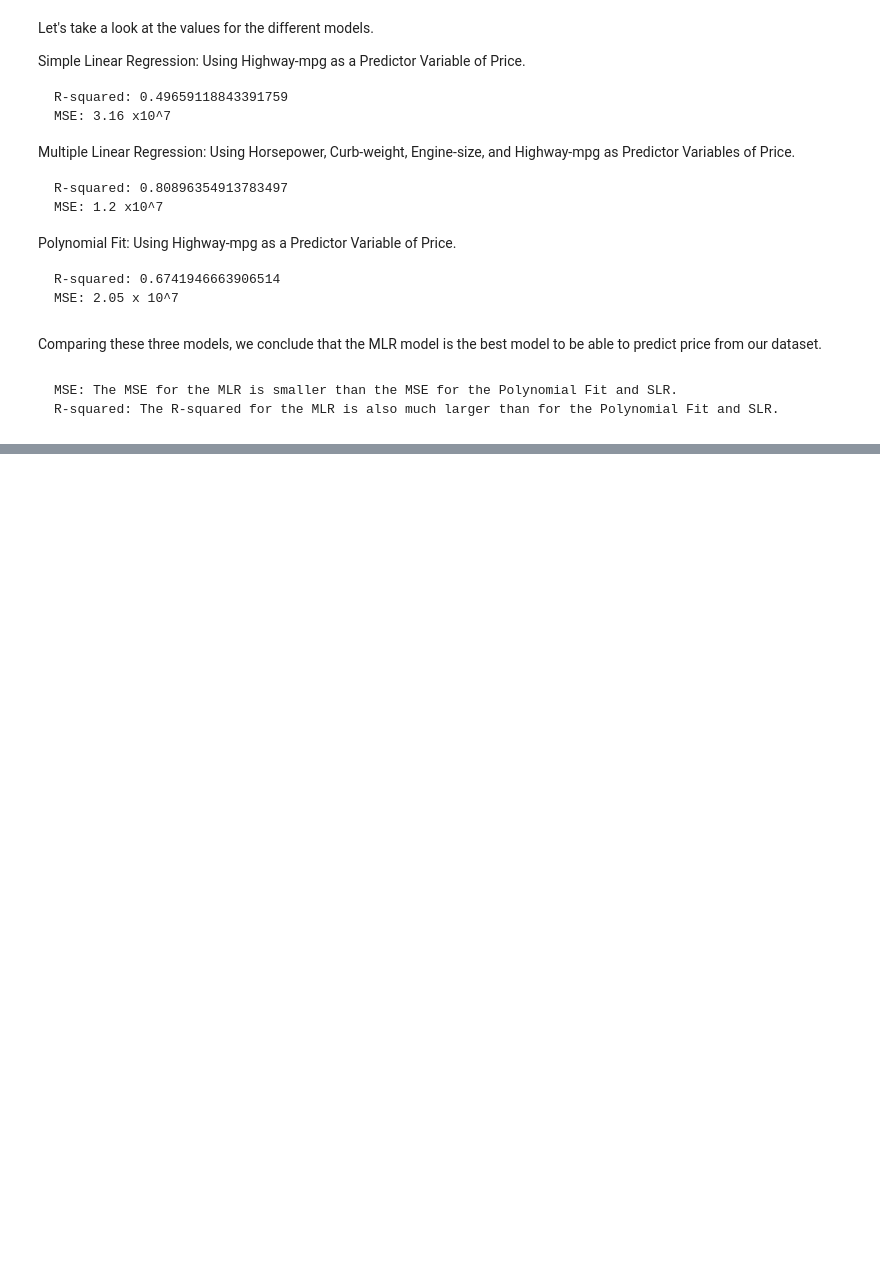
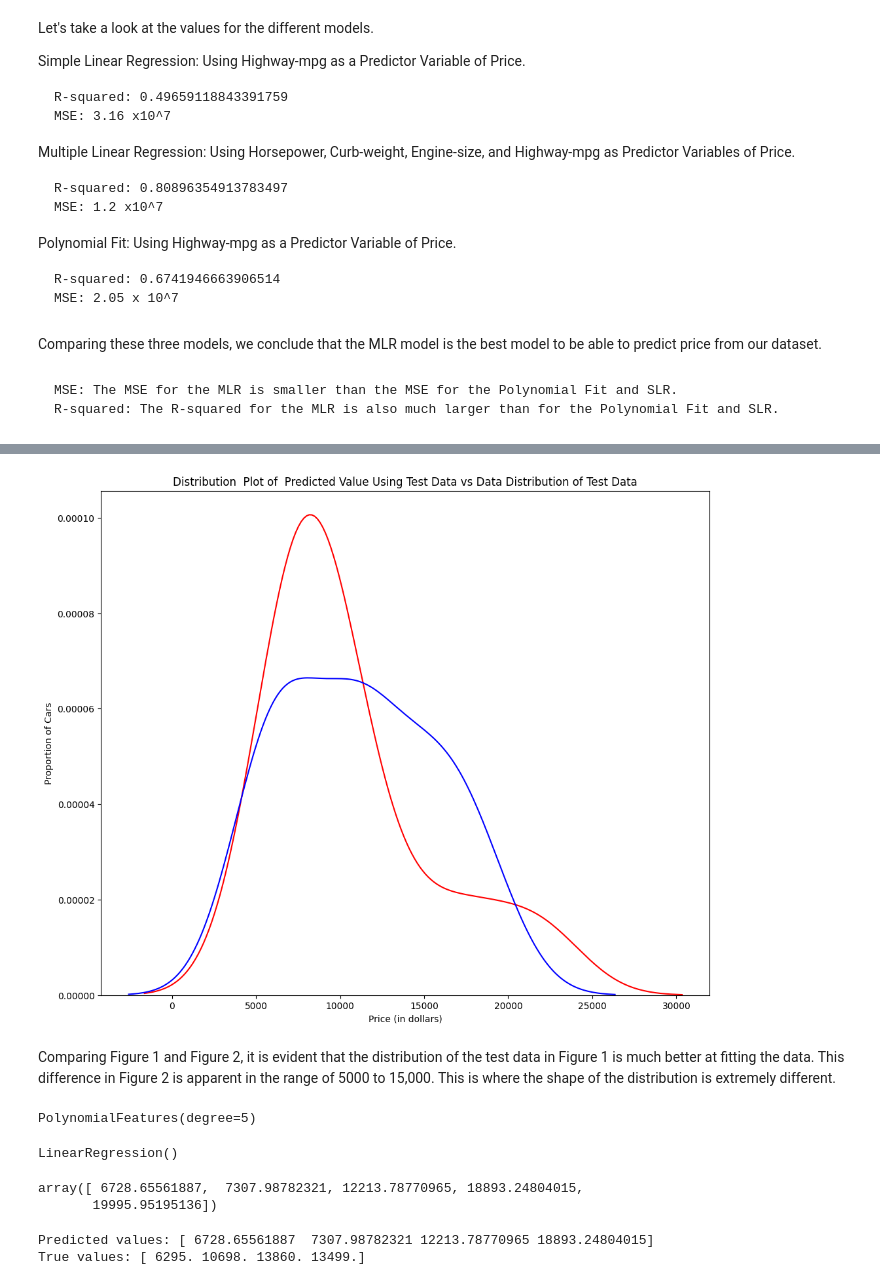
Before and after one commit to garcia7adri/data_science, a Jupyter notebook: Python/Data_Analysis_Project/cars_analyzing_variables_project.ipynb, the cells around one changed output, grey strips where cells are left out. Drawn from its saved outputs; the diff is of its cells as text; code cells hidden in the pictures; blank space fills up the shorter version.

```diff
--- a/Python/Data_Analysis_Project/cars_analyzing_variables_project.ipynb
+++ b/Python/Data_Analysis_Project/cars_analyzing_variables_project.ipynb
@@ -994,0 +1154,8 @@ Comparing these three models, we conclude that the MLR model is the best model t
+# %%
+#Plot of predicted value using the test data compared to the actual values of the test data.
+Title='Distribution  Plot of  Predicted Value Using Test Data vs Data Distribution of Test Data'
+DistributionPlot(y_test,yhat_test,"Actual Values (Test)","Predicted Values (Test)",Title)
+# %% [output]
+[figure, added]
+# %% [markdown]
+Comparing Figure 1 and Figure 2, it is evident that the distribution of the test data in Figure 1 is much better at fitting the data. This difference in Figure 2 is apparent in the range of 5000 to 15,000. This is where the shape of the distribution is extremely different.
@@ -994,0 +1168,26 @@ Comparing these three models, we conclude that the MLR model is the best model t
+# %%
+#a degree 5 polynomial transformation on the feature 'horsepower'
+pr = PolynomialFeatures(degree=5)
+x_train_pr = pr.fit_transform(x_train[['horsepower']])
+x_test_pr = pr.fit_transform(x_test[['horsepower']])
+pr
+# %% [output]
+PolynomialFeatures(degree=5)
+# %%
+poly = LinearRegression()
+poly.fit(x_train_pr, y_train)
+# %% [output]
+LinearRegression()
+# %%
+yhat = poly.predict(x_test_pr)
+yhat[0:5]
+# %% [output]
+array([ 6728.65561887,  7307.98782321, 12213.78770965, 18893.24804015,
+       19995.95195136])
+# %%
+#Let's take the first five predicted values and compare it to the actual targets.
+print("Predicted values:", yhat[0:4])
+print("True values:", y_test[0:4].values)
+# %% [output]
+Predicted values: [ 6728.65561887  7307.98782321 12213.78770965 18893.24804015]
+True values: [ 6295. 10698. 13860. 13499.]
```
Also changed, not shown: parts of 60 cells of this notebook.
